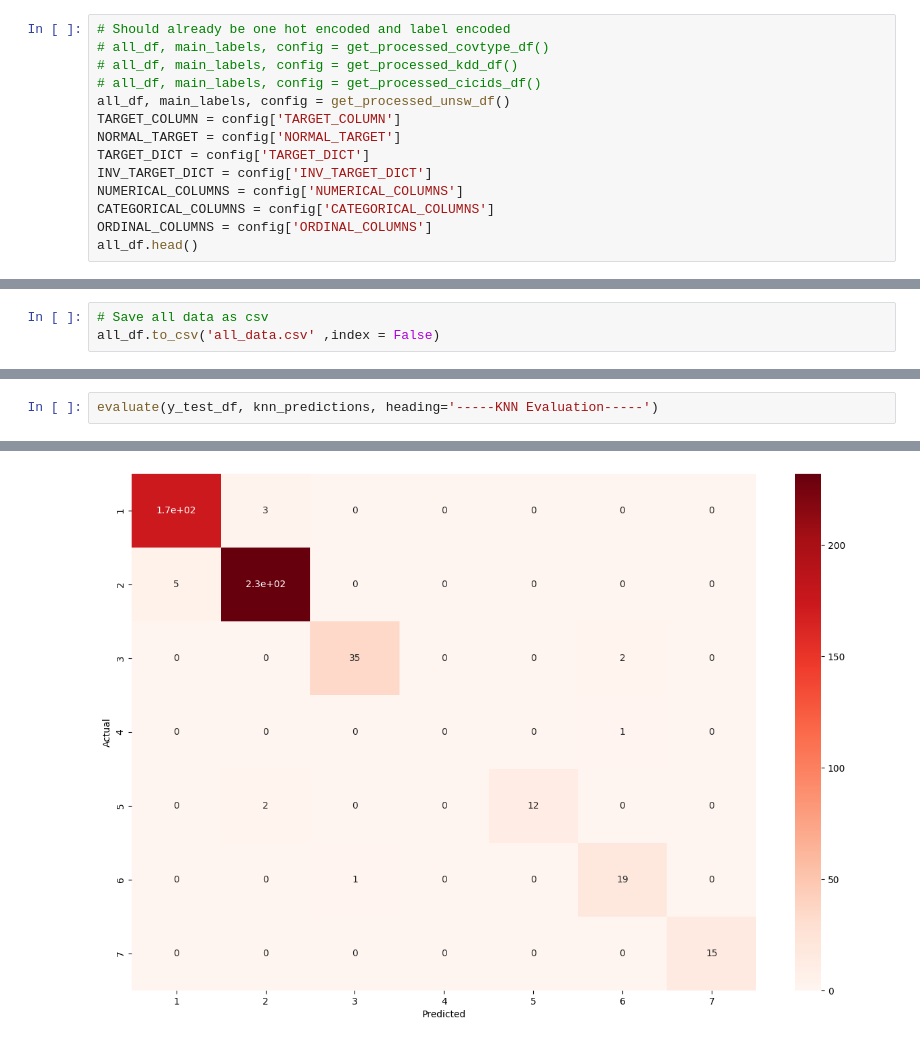
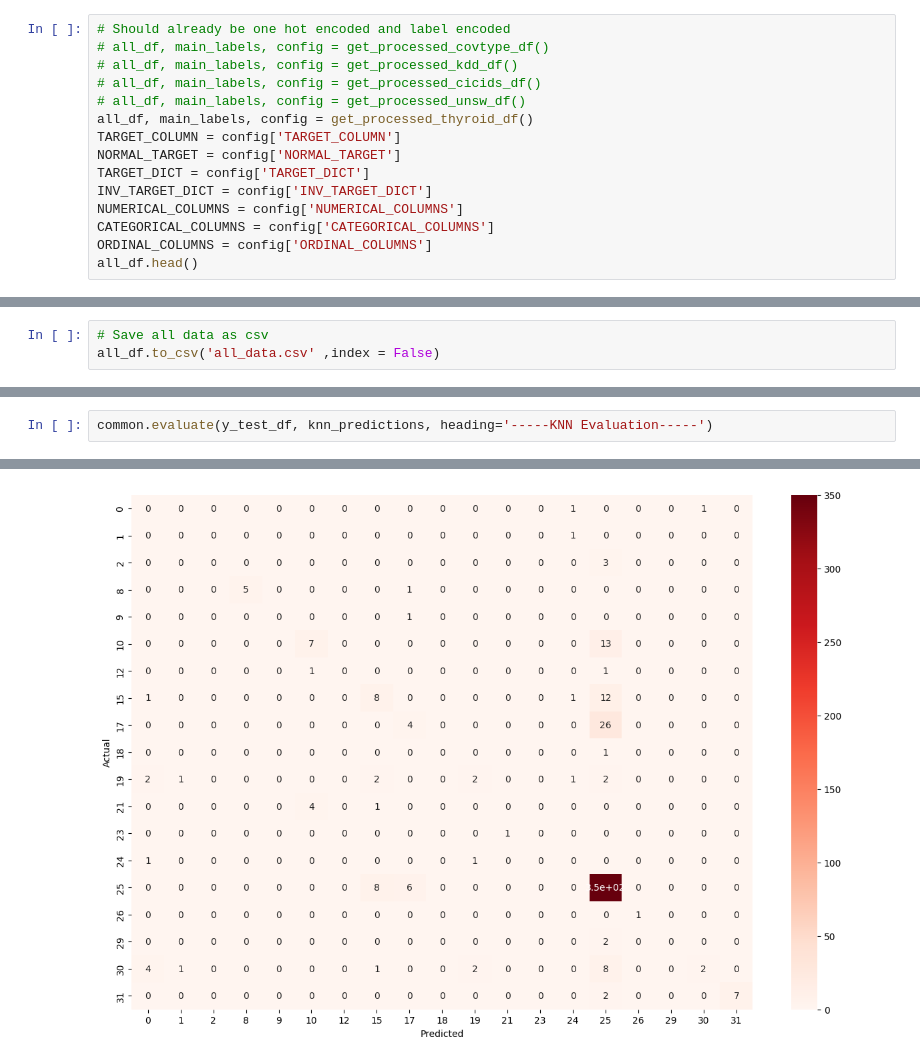
Before and after one commit to brinashong/CS5344_Project, a Jupyter notebook: work/pipeline.ipynb, the cells around one changed output, grey strips where cells are left out. Cells and saved outputs as stored; diff of their text form.

```diff
--- a/work/pipeline.ipynb
+++ b/work/pipeline.ipynb
@@ -35,7 +56,8 @@ TEST_COUNT = 500
 # all_df, main_labels, config = get_processed_covtype_df()
 # all_df, main_labels, config = get_processed_kdd_df()
 # all_df, main_labels, config = get_processed_cicids_df()
-all_df, main_labels, config = get_processed_unsw_df()
+# all_df, main_labels, config = get_processed_unsw_df()
+all_df, main_labels, config = get_processed_thyroid_df()
 TARGET_COLUMN = config['TARGET_COLUMN']
 NORMAL_TARGET = config['NORMAL_TARGET']
 TARGET_DICT = config['TARGET_DICT']
@@ -376,5 +422,5 @@ print("Total operation time: = ",time.time()- seconds ,"seconds")
 # %%
-evaluate(y_test_df, knn_predictions, heading='-----KNN Evaluation-----')
+common.evaluate(y_test_df, knn_predictions, heading='-----KNN Evaluation-----')
 # %% [output]
 -----KNN Evaluation-----
 Confusion Matrix:
@@ -388,4 +442,4 @@ Confusion Matrix:
-[figure, old version]
+[figure, new version]
 Classification Report:
               precision    recall  f1-score   support
 
```
Also changed, not shown: parts of 19 cells of this notebook, 25 other files.
